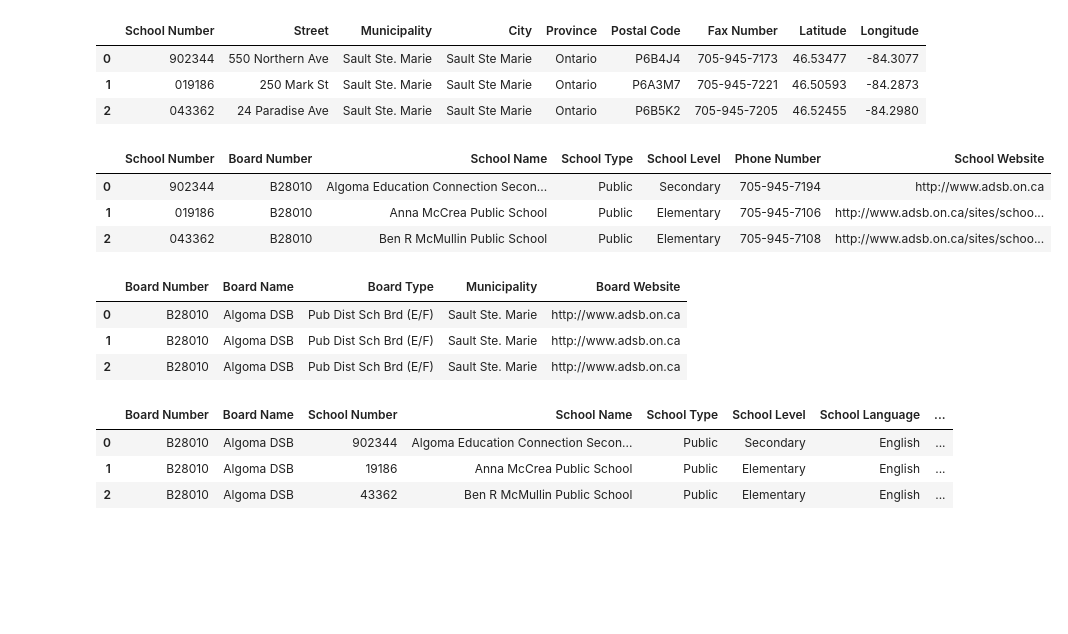
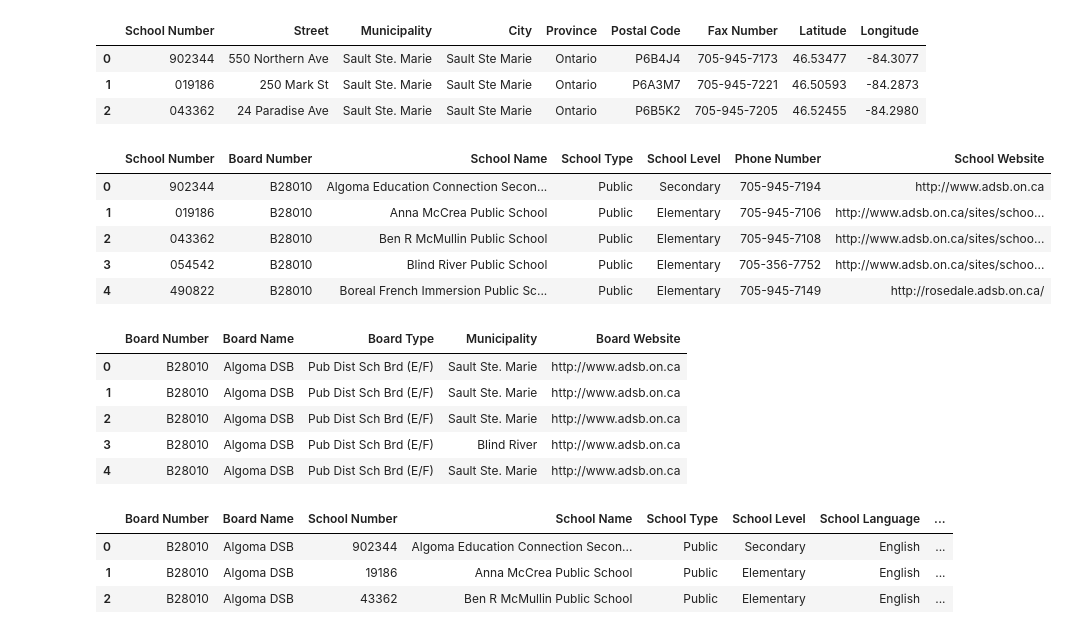
Before and after one commit to acedryden/school_research_project, a Jupyter notebook: Data Collection/Table_Preparation.ipynb, the cells around one changed output. Saved outputs shown, nothing was run; the diff lists cells and outputs as text; code cells hidden in the pictures; blank space fills up the shorter version.

```diff
--- a/Data Collection/Table_Preparation.ipynb
+++ b/Data Collection/Table_Preparation.ipynb
@@ -55,13 +59,15 @@ School_location_df.to_csv('school_location_data.csv', index=False)
 # %%
 # Creating the Schools Table
 
 School_Info_Columns = ['School Number' , 'Board Number' , 'School Name' , 'School Type', 'School Level' , 'Phone Number' , 'School Website']
 
 School_Info_df = Schools_df[School_Info_Columns]
 
-School_Info_df.head(3)
+School_Info_df.head()
 # %% [output]
 |  | School Number | Board Number | School Name | School Type | School Level | Phone Number | School Website |
 | 0 | 902344 | B28010 | Algoma Education Connection Secon... | Public | Secondary | 705-945-7194 | http://www.adsb.on.ca |
 | 1 | 019186 | B28010 | Anna McCrea Public School | Public | Elementary | 705-945-7106 | http://www.adsb.on.ca/sites/schoo... |
 | 2 | 043362 | B28010 | Ben R McMullin Public School | Public | Elementary | 705-945-7108 | http://www.adsb.on.ca/sites/schoo... |
+| 3 | 054542 | B28010 | Blind River Public School | Public | Elementary | 705-356-7752 | http://www.adsb.on.ca/sites/schoo... |
+| 4 | 490822 | B28010 | Boreal French Immersion Public Sc... | Public | Elementary | 705-945-7149 | http://rosedale.adsb.on.ca/ |
@@ -76,9 +86,11 @@ Board_Info_Columns = ['Board Number', 'Board Name', 'Board Type','Municipality',
 
 Board_Info_df = Schools_df[Board_Info_Columns]
 
-Board_Info_df.head(3)
+Board_Info_df.head()
 # %% [output]
 |  | Board Number | Board Name | Board Type | Municipality | Board Website |
 | 0 | B28010 | Algoma DSB | Pub Dist Sch Brd (E/F) | Sault Ste. Marie | http://www.adsb.on.ca |
 | 1 | B28010 | Algoma DSB | Pub Dist Sch Brd (E/F) | Sault Ste. Marie | http://www.adsb.on.ca |
 | 2 | B28010 | Algoma DSB | Pub Dist Sch Brd (E/F) | Sault Ste. Marie | http://www.adsb.on.ca |
+| 3 | B28010 | Algoma DSB | Pub Dist Sch Brd (E/F) | Blind River | http://www.adsb.on.ca |
+| 4 | B28010 | Algoma DSB | Pub Dist Sch Brd (E/F) | Sault Ste. Marie | http://www.adsb.on.ca |
```
Also changed, not shown: parts of 11 cells of this notebook, 4 other files.
